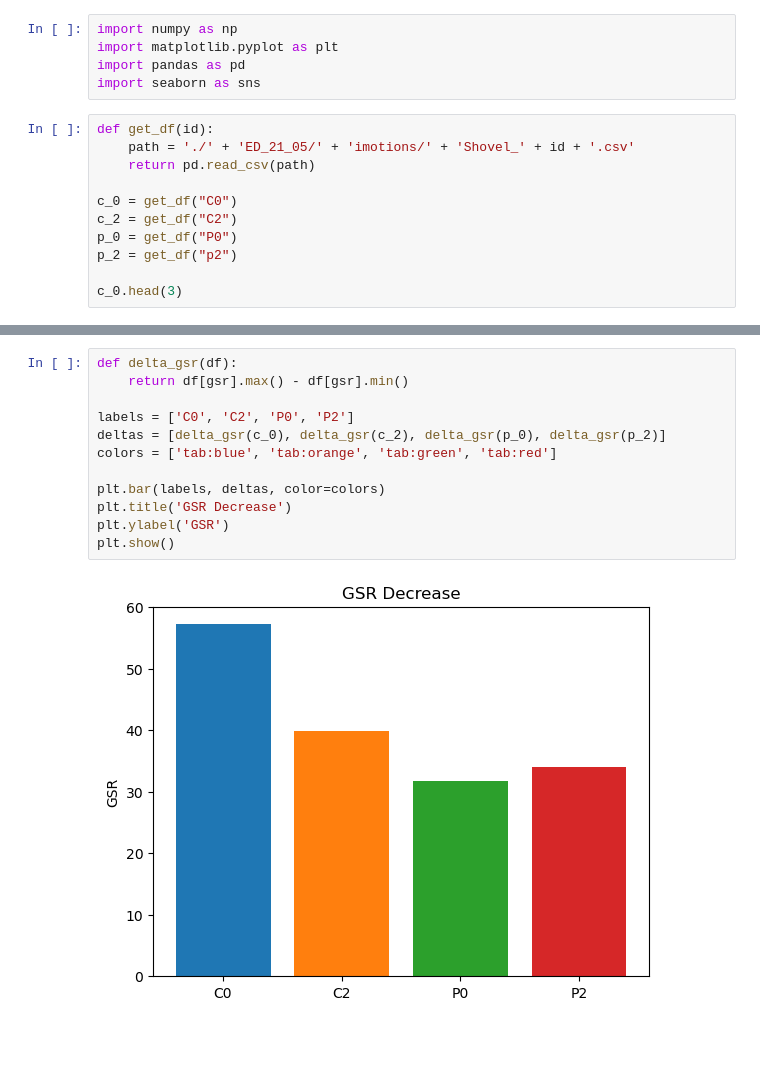
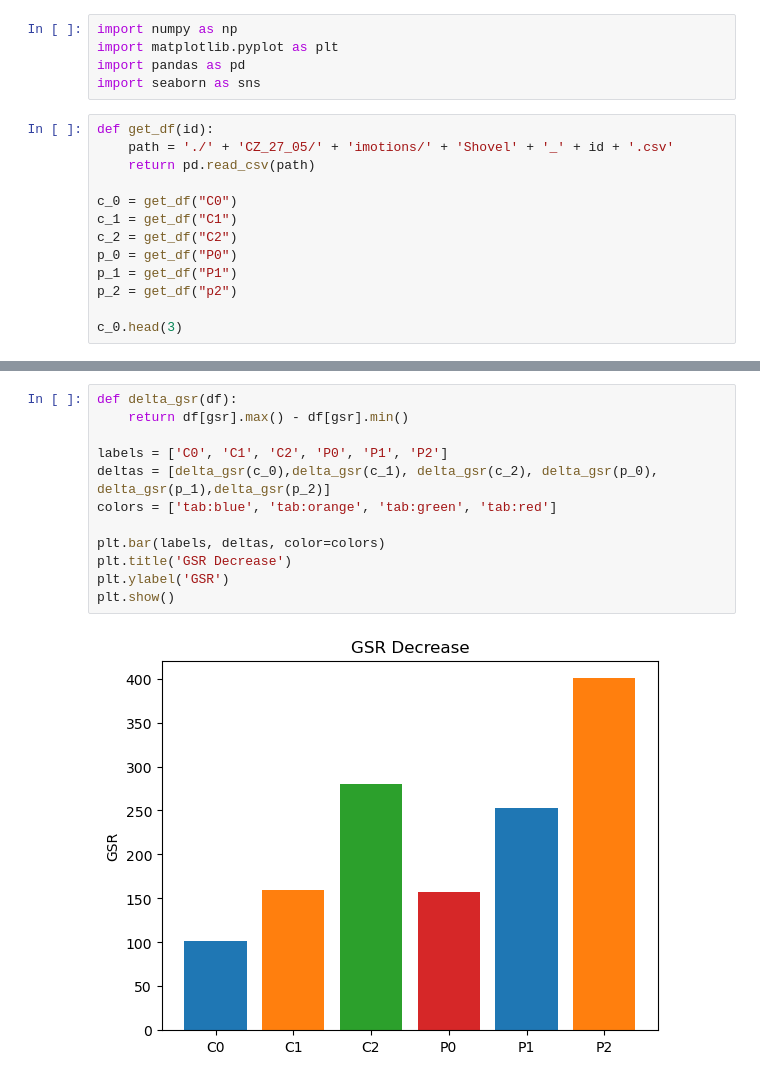
Before and after one commit to EliDll/pseudo-haptic-weight-lifting, a Jupyter notebook: EDA/imot_edda.ipynb, the cells around one changed output, grey strips where cells are left out. Drawn from its saved outputs; the diff is of its cells as text; blank space fills up the shorter version.

```diff
--- a/EDA/imot_edda.ipynb
+++ b/EDA/imot_edda.ipynb
@@ -5,12 +5,14 @@ import pandas as pd
 import seaborn as sns
 # %%
 def get_df(id):
-    path = './' + 'ED_21_05/' + 'imotions/' + 'Shovel_' + id + '.csv'
+    path = './' + 'CZ_27_05/' + 'imotions/' + 'Shovel' + '_' + id + '.csv'
     return pd.read_csv(path)
 
 c_0 = get_df("C0")
+c_1 = get_df("C1")
 c_2 = get_df("C2")
 p_0 = get_df("P0")
+p_1 = get_df("P1")
 p_2 = get_df("p2")
 
 c_0.head(3)
@@ -79,14 +86,14 @@ plt.show()
 # %%
 def delta_gsr(df):
     return df[gsr].max() - df[gsr].min()
 
-labels = ['C0', 'C2', 'P0', 'P2']
-deltas = [delta_gsr(c_0), delta_gsr(c_2), delta_gsr(p_0), delta_gsr(p_2)]
+labels = ['C0', 'C1', 'C2', 'P0', 'P1', 'P2']
+deltas = [delta_gsr(c_0),delta_gsr(c_1), delta_gsr(c_2), delta_gsr(p_0), delta_gsr(p_1),delta_gsr(p_2)]
 colors = ['tab:blue', 'tab:orange', 'tab:green', 'tab:red']
 
 plt.bar(labels, deltas, color=colors)
 plt.title('GSR Decrease')
 plt.ylabel('GSR')
 plt.show()
 # %% [output]
-[figure, old version]
+[figure, new version]
```
Also changed, not shown: parts of 4 cells of this notebook, 27 other files.
